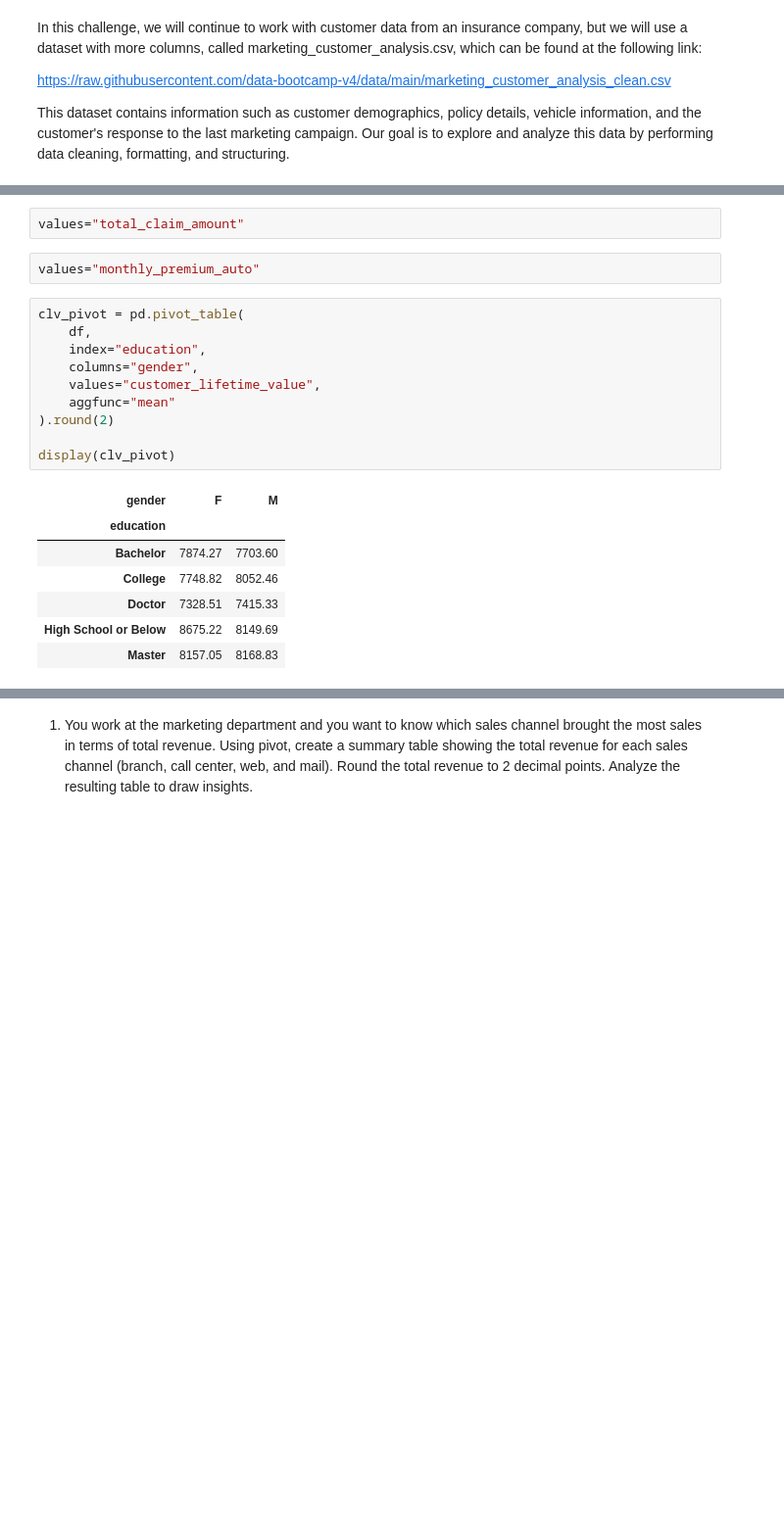
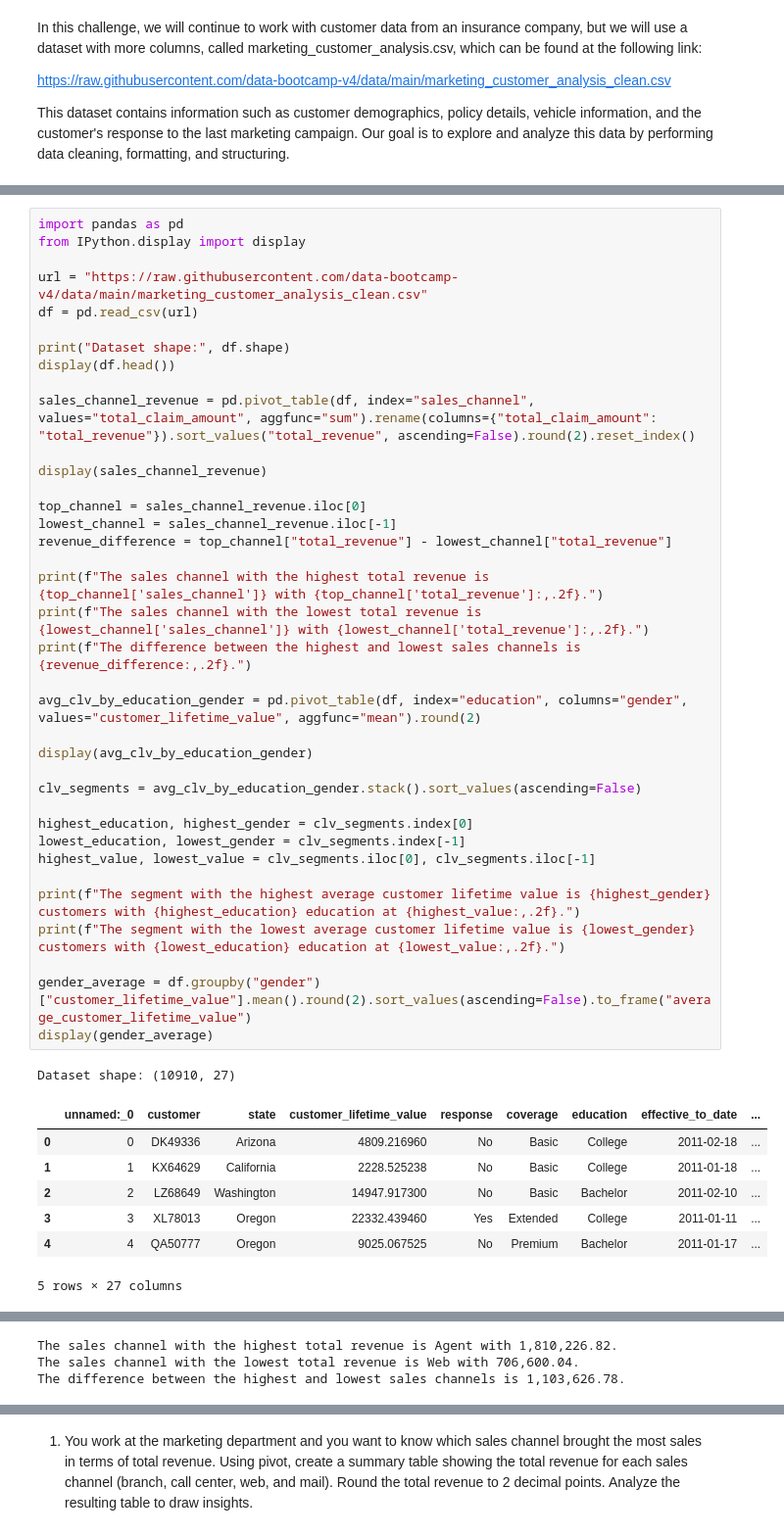
Before and after one commit to jannoelvero/lab-dw-data-structuring-and-combining, a Jupyter notebook: lab-dw-data-structuring-and-combining.ipynb, the cells around one changed output, grey strips where cells are left out. Shown at 98% size. Saved outputs shown, nothing was run; the diff lists cells and outputs as text; blank space fills up the shorter version.

Commit message:
complete lab-dw-data-structuring-and-combining

```diff
--- a/lab-dw-data-structuring-and-combining.ipynb
+++ b/lab-dw-data-structuring-and-combining.ipynb
@@ -261,22 +162,46 @@ display(sales_channel)
-# %%
-values="total_claim_amount"
-# %%
-values="monthly_premium_auto"
-# %%
-clv_pivot = pd.pivot_table(
-    df,
-    index="education",
-    columns="gender",
-    values="customer_lifetime_value",
-    aggfunc="mean"
-).round(2)
-
-display(clv_pivot)
-# %% [output]
-| gender | F | M |
-| education |  |  |
-| Bachelor | 7874.27 | 7703.60 |
-| College | 7748.82 | 8052.46 |
-| Doctor | 7328.51 | 7415.33 |
-| High School or Below | 8675.22 | 8149.69 |
-| Master | 8157.05 | 8168.83 |
+# %%
+import pandas as pd
+from IPython.display import display
+
+url = "https://raw.githubusercontent.com/data-bootcamp-v4/data/main/marketing_customer_analysis_clean.csv"
+df = pd.read_csv(url)
+
+print("Dataset shape:", df.shape)
+display(df.head())
+
+sales_channel_revenue = pd.pivot_table(df, index="sales_channel", values="total_claim_amount", aggfunc="sum").rename(columns={"total_claim_amount": "total_revenue"}).sort_values("total_revenue", ascending=False).round(2).reset_index()
+
+display(sales_channel_revenue)
+
+top_channel = sales_channel_revenue.iloc[0]
+lowest_channel = sales_channel_revenue.iloc[-1]
+revenue_difference = top_channel["total_revenue"] - lowest_channel["total_revenue"]
+
+print(f"The sales channel with the highest total revenue is {top_channel['sales_channel']} with {top_channel['total_revenue']:,.2f}.")
+print(f"The sales channel with the lowest total revenue is {lowest_channel['sales_channel']} with {lowest_channel['total_revenue']:,.2f}.")
+print(f"The difference between the highest and lowest sales channels is {revenue_difference:,.2f}.")
+
+avg_clv_by_education_gender = pd.pivot_table(df, index="education", columns="gender", values="customer_lifetime_value", aggfunc="mean").round(2)
+
+display(avg_clv_by_education_gender)
+
+clv_segments = avg_clv_by_education_gender.stack().sort_values(ascending=False)
+
+highest_education, highest_gender = clv_segments.index[0]
+lowest_education, lowest_gender = clv_segments.index[-1]
+highest_value, lowest_value = clv_segments.iloc[0], clv_segments.iloc[-1]
+
+print(f"The segment with the highest average customer lifetime value is {highest_gender} customers with {highest_education} education at {highest_value:,.2f}.")
+print(f"The segment with the lowest average customer lifetime value is {lowest_gender} customers with {lowest_education} education at {lowest_value:,.2f}.")
+
+gender_average = df.groupby("gender")["customer_lifetime_value"].mean().round(2).sort_values(ascending=False).to_frame("average_customer_lifetime_value")
+display(gender_average)
+# %% [output]
+Dataset shape: (10910, 27)
+|  | unnamed:_0 | customer | state | customer_lifetime_value | response | coverage | education | effective_to_date | ... |
+| 0 | 0 | DK49336 | Arizona | 4809.216960 | No | Basic | College | 2011-02-18 | ... |
+| 1 | 1 | KX64629 | California | 2228.525238 | No | Basic | College | 2011-01-18 | ... |
+| 2 | 2 | LZ68649 | Washington | 14947.917300 | No | Basic | Bachelor | 2011-02-10 | ... |
+| 3 | 3 | XL78013 | Oregon | 22332.439460 | Yes | Extended | College | 2011-01-11 | ... |
+| 4 | 4 | QA50777 | Oregon | 9025.067525 | No | Premium | Bachelor | 2011-01-17 | ... |
+5 rows × 27 columns
@@ -282,0 +213,3 @@ display(clv_pivot)
+The sales channel with the highest total revenue is Agent with 1,810,226.82.
+The sales channel with the lowest total revenue is Web with 706,600.04.
+The difference between the highest and lowest sales channels is 1,103,626.78.
```
Also changed, not shown: parts of 14 cells of this notebook.
